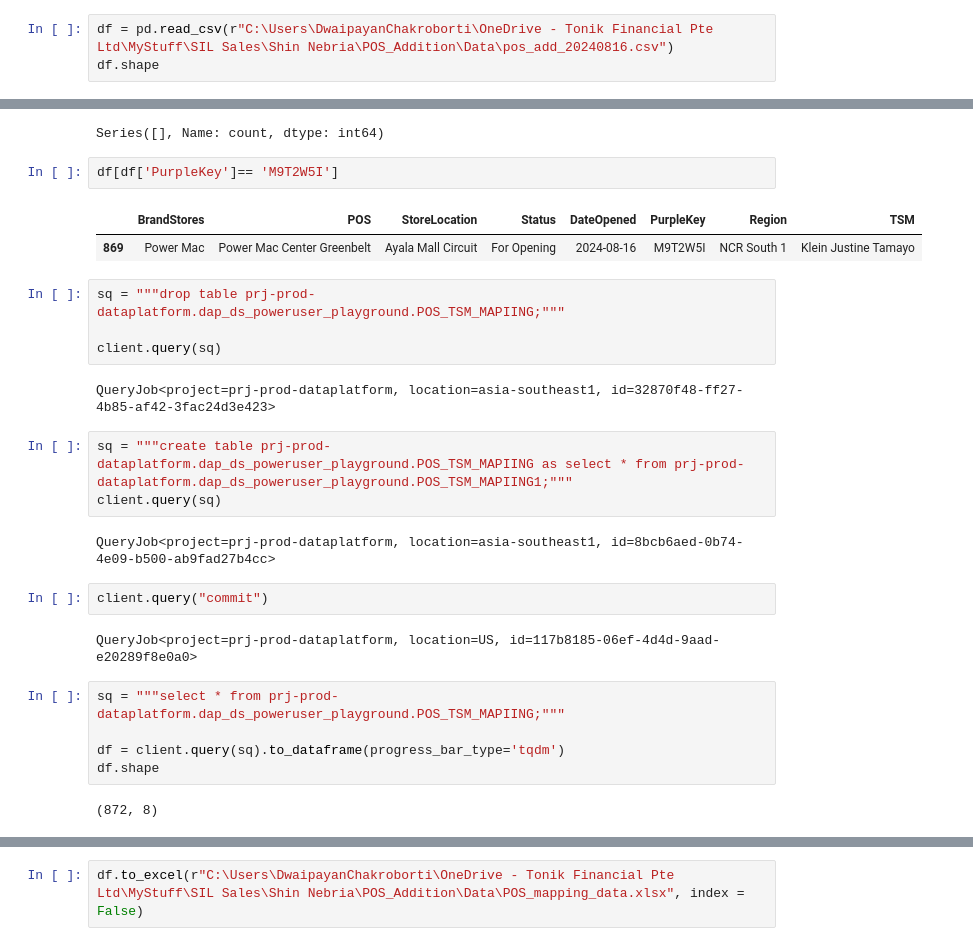
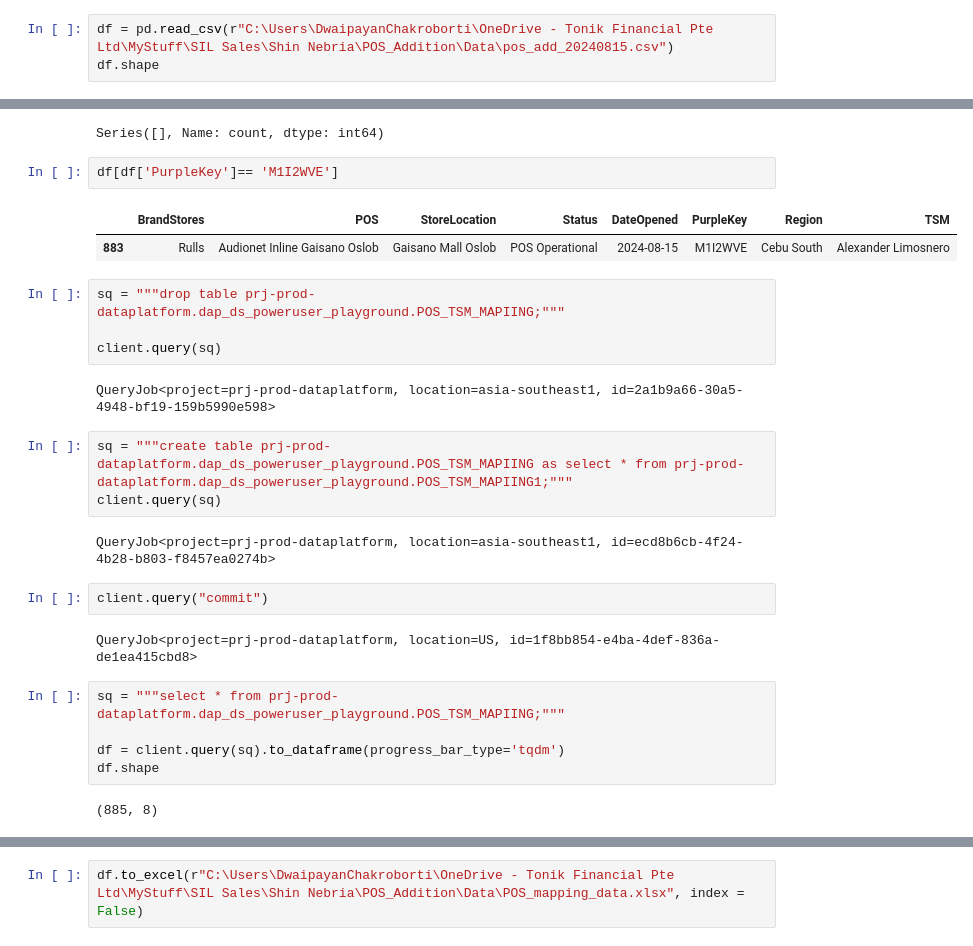
Before and after one commit to dchakroborti-tonik/POS_Addition, a Jupyter notebook: Notebook/Pos_mapping_new.ipynb, the cells around one changed output, grey strips where cells are left out. Drawn from its saved outputs; the diff is of its cells as text.

Commit message:
Added pos which would be opening on 15th August 2024

```diff
--- a/Notebook/Pos_mapping_new.ipynb
+++ b/Notebook/Pos_mapping_new.ipynb
@@ -24,6 +24,6 @@ client = bigquery.Client(project='prj-prod-dataplatform')
 # Set options or configurations as needed
 # Example: pd.set_option('display.max_columns', None)
 # %%
-df = pd.read_csv(r"C:\Users\DwaipayanChakroborti\OneDrive - Tonik Financial Pte Ltd\MyStuff\SIL Sales\Shin Nebria\POS_Addition\Data\pos_add_20240816.csv")
+df = pd.read_csv(r"C:\Users\DwaipayanChakroborti\OneDrive - Tonik Financial Pte Ltd\MyStuff\SIL Sales\Shin Nebria\POS_Addition\Data\pos_add_20240815.csv")
 df.shape
 # %% [output]
@@ -362,32 +382,32 @@ print(filtered_counts)
 # %% [output]
 Series([], Name: count, dtype: int64)
 # %%
-df[df['PurpleKey']== 'M9T2W5I']
+df[df['PurpleKey']== 'M1I2WVE']
 # %% [output]
 |  | BrandStores | POS | StoreLocation | Status | DateOpened | PurpleKey | Region | TSM |
-| 869 | Power Mac | Power Mac Center Greenbelt | Ayala Mall Circuit | For Opening | 2024-08-16 | M9T2W5I | NCR South 1 | Klein Justine Tamayo |
+| 883 | Rulls | Audionet Inline Gaisano Oslob | Gaisano Mall Oslob | POS Operational | 2024-08-15 | M1I2WVE | Cebu South | Alexander Limosnero |
 # %%
 sq = """drop table prj-prod-dataplatform.dap_ds_poweruser_playground.POS_TSM_MAPIING;"""
 
 client.query(sq)
 # %% [output]
-QueryJob<project=prj-prod-dataplatform, location=asia-southeast1, id=32870f48-ff27-4b85-af42-3fac24d3e423>
+QueryJob<project=prj-prod-dataplatform, location=asia-southeast1, id=2a1b9a66-30a5-4948-bf19-159b5990e598>
 # %%
 sq = """create table prj-prod-dataplatform.dap_ds_poweruser_playground.POS_TSM_MAPIING as select * from prj-prod-dataplatform.dap_ds_poweruser_playground.POS_TSM_MAPIING1;"""
 client.query(sq)
 # %% [output]
-QueryJob<project=prj-prod-dataplatform, location=asia-southeast1, id=8bcb6aed-0b74-4e09-b500-ab9fad27b4cc>
+QueryJob<project=prj-prod-dataplatform, location=asia-southeast1, id=ecd8b6cb-4f24-4b28-b803-f8457ea0274b>
 # %%
 client.query("commit")
 # %% [output]
-QueryJob<project=prj-prod-dataplatform, location=US, id=117b8185-06ef-4d4d-9aad-e20289f8e0a0>
+QueryJob<project=prj-prod-dataplatform, location=US, id=1f8bb854-e4ba-4def-836a-de1ea415cbd8>
 # %%
 sq = """select * from prj-prod-dataplatform.dap_ds_poweruser_playground.POS_TSM_MAPIING;"""
 
 df = client.query(sq).to_dataframe(progress_bar_type='tqdm')
 df.shape
 # %% [output]
-(872, 8)
+(885, 8)
 # %%
 df[df['BrandStores']=='VMax Mobile'].sort_values(by='DateOpened')
 # %% [output]
```
Also changed, not shown: parts of 31 cells of this notebook, 3 other files.
